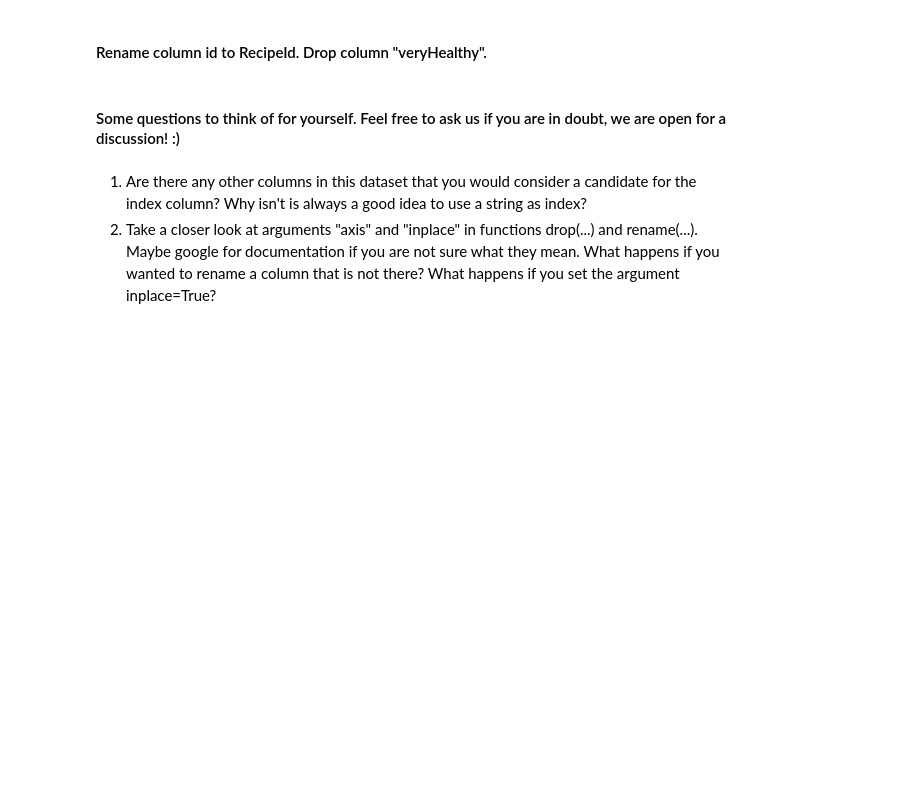
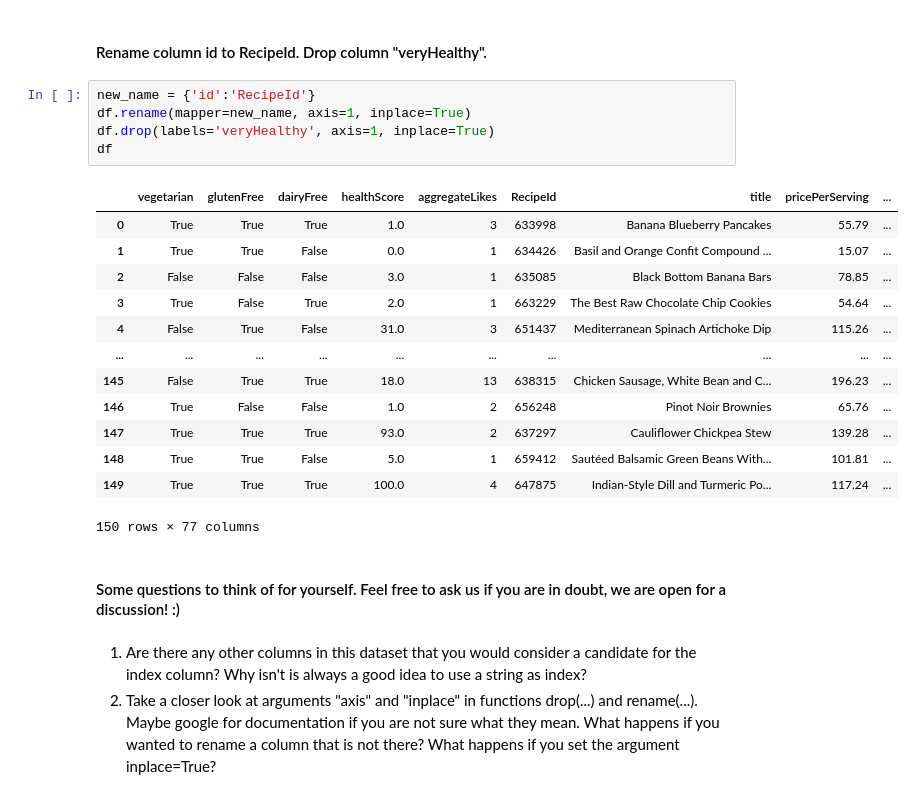
Before and after one commit to ramiejleh/ReDi_DataAnalytics_Repo, a Jupyter notebook: Homework/Phuong/Lesson 3/exercises-lesson03-Phuong.ipynb, the cells around one changed output. Cells and saved outputs as stored; diff of their text form; blank space fills up the shorter version.

```diff
--- a/Homework/Phuong/Lesson 3/exercises-lesson03-Phuong.ipynb
+++ b/Homework/Phuong/Lesson 3/exercises-lesson03-Phuong.ipynb
@@ -34,5 +58,24 @@ print(type(df))
 # %% [markdown]
 #### Rename column id to RecipeId. Drop column "veryHealthy".
+# %%
+new_name = {'id':'RecipeId'}
+df.rename(mapper=new_name, axis=1, inplace=True)
+df.drop(labels='veryHealthy', axis=1, inplace=True)
+df
+# %% [output]
+|  | vegetarian | glutenFree | dairyFree | healthScore | aggregateLikes | RecipeId | title | pricePerServing | ... |
+| 0 | True | True | True | 1.0 | 3 | 633998 | Banana Blueberry Pancakes | 55.79 | ... |
+| 1 | True | True | False | 0.0 | 1 | 634426 | Basil and Orange Confit Compound ... | 15.07 | ... |
+| 2 | False | False | False | 3.0 | 1 | 635085 | Black Bottom Banana Bars | 78.85 | ... |
+| 3 | True | False | True | 2.0 | 1 | 663229 | The Best Raw Chocolate Chip Cookies | 54.64 | ... |
+| 4 | False | True | False | 31.0 | 3 | 651437 | Mediterranean Spinach Artichoke Dip | 115.26 | ... |
+| ... | ... | ... | ... | ... | ... | ... | ... | ... | ... |
+| 145 | False | True | True | 18.0 | 13 | 638315 | Chicken Sausage, White Bean and C... | 196.23 | ... |
+| 146 | True | False | False | 1.0 | 2 | 656248 | Pinot Noir Brownies | 65.76 | ... |
+| 147 | True | True | True | 93.0 | 2 | 637297 | Cauliflower Chickpea Stew | 139.28 | ... |
+| 148 | True | True | False | 5.0 | 1 | 659412 | Sautéed Balsamic Green Beans With... | 101.81 | ... |
+| 149 | True | True | True | 100.0 | 4 | 647875 | Indian-Style Dill and Turmeric Po... | 117.24 | ... |
+150 rows × 77 columns
 # %% [markdown]
 #### Some questions to think of for yourself. Feel free to ask us if you are in doubt, we are open for a discussion! :)
 # %% [markdown]
```
Also changed, not shown: parts of 24 cells of this notebook.
